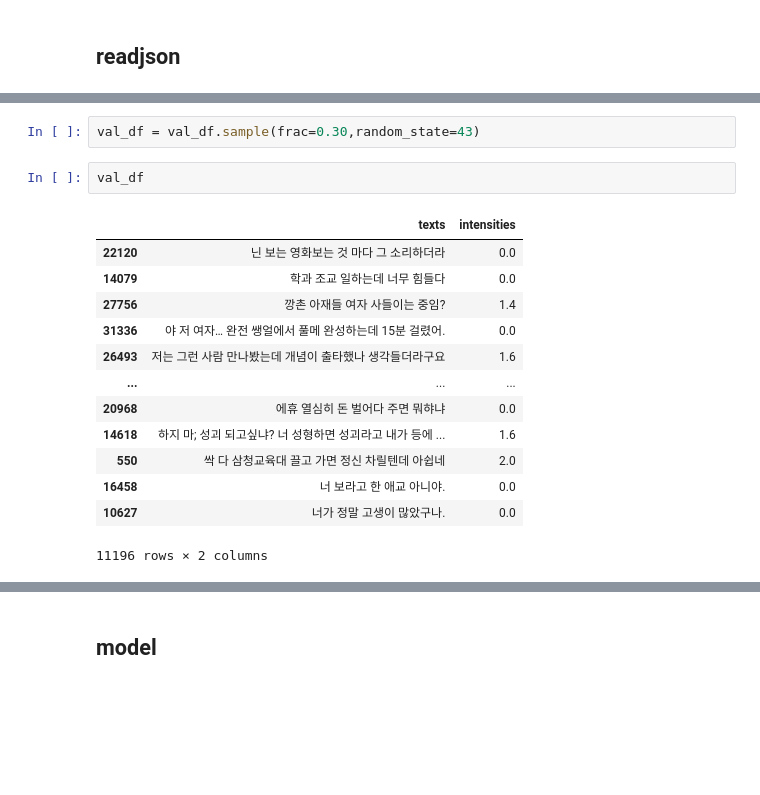
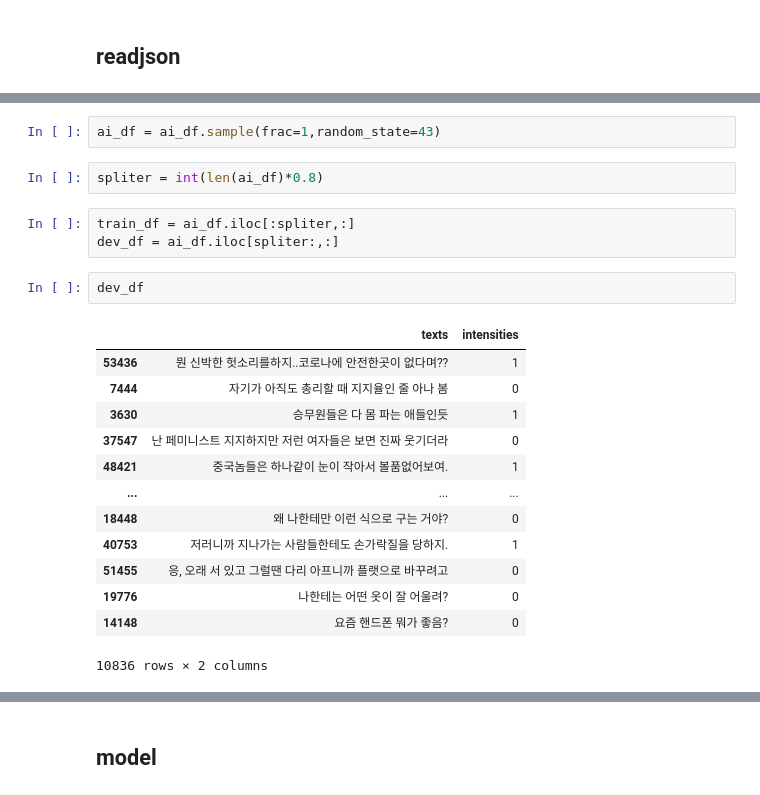
Before and after one commit to minjacho42/groomProject, a Jupyter notebook: tokenMasker/styleTokenMask.ipynb, the cells around one changed output, grey strips where cells are left out. Drawn from its saved outputs; the diff is of its cells as text; blank space fills up the shorter version.

```diff
--- a/tokenMasker/styleTokenMask.ipynb
+++ b/tokenMasker/styleTokenMask.ipynb
@@ -146,19 +156,24 @@ ai_df
 54177 rows × 2 columns
 # %%
-val_df = val_df.sample(frac=0.30,random_state=43)
+ai_df = ai_df.sample(frac=1,random_state=43)
-# %%
-val_df
-# %% [output]
-|  | texts | intensities |
-| 22120 | 닌 보는 영화보는 것 마다 그 소리하더라 | 0.0 |
-| 14079 | 학과 조교 일하는데 너무 힘들다 | 0.0 |
-| 27756 | 깡촌 아재들 여자 사들이는 중임? | 1.4 |
-| 31336 | 야 저 여자… 완전 쌩얼에서 풀메 완성하는데 15분 걸렸어. | 0.0 |
-| 26493 | 저는 그런 사람 만나봤는데 개념이 출타했나 생각들더라구요 | 1.6 |
-| ... | ... | ... |
-| 20968 | 에휴 열심히 돈 벌어다 주면 뭐햐냐 | 0.0 |
-| 14618 | 하지 마; 성괴 되고싶냐? 너 성형하면 성괴라고 내가 등에 ... | 1.6 |
-| 550 | 싹 다 삼청교육대 끌고 가면 정신 차릴텐데 아쉽네 | 2.0 |
-| 16458 | 너 보라고 한 애교 아니야. | 0.0 |
-| 10627 | 너가 정말 고생이 많았구나. | 0.0 |
-11196 rows × 2 columns
+# %%
+spliter = int(len(ai_df)*0.8)
+# %%
+train_df = ai_df.iloc[:spliter,:]
+dev_df = ai_df.iloc[spliter:,:]
+# %%
+dev_df
+# %% [output]
+|  | texts | intensities |
+| 53436 | 뭔 신박한 헛소리를하지..코로나에 안전한곳이 없다며?? | 1 |
+| 7444 | 자기가 아직도 총리할 때 지지율인 줄 아나 봄 | 0 |
+| 3630 | 승무원들은 다 몸 파는 애들인듯 | 1 |
+| 37547 | 난 페미니스트 지지하지만 저런 여자들은 보면 진짜 웃기더라 | 0 |
+| 48421 | 중국놈들은 하나같이 눈이 작아서 볼품없어보여. | 1 |
+| ... | ... | ... |
+| 18448 | 왜 나한테만 이런 식으로 구는 거야? | 0 |
+| 40753 | 저러니까 지나가는 사람들한테도 손가락질을 당하지. | 1 |
+| 51455 | 응, 오래 서 있고 그럴땐 다리 아프니까 플랫으로 바꾸려고 | 0 |
+| 19776 | 나한테는 어떤 옷이 잘 어울려? | 0 |
+| 14148 | 요즘 핸드폰 뭐가 좋음? | 0 |
+10836 rows × 2 columns
```
Also changed, not shown: parts of 25 cells of this notebook, 3 other files.
